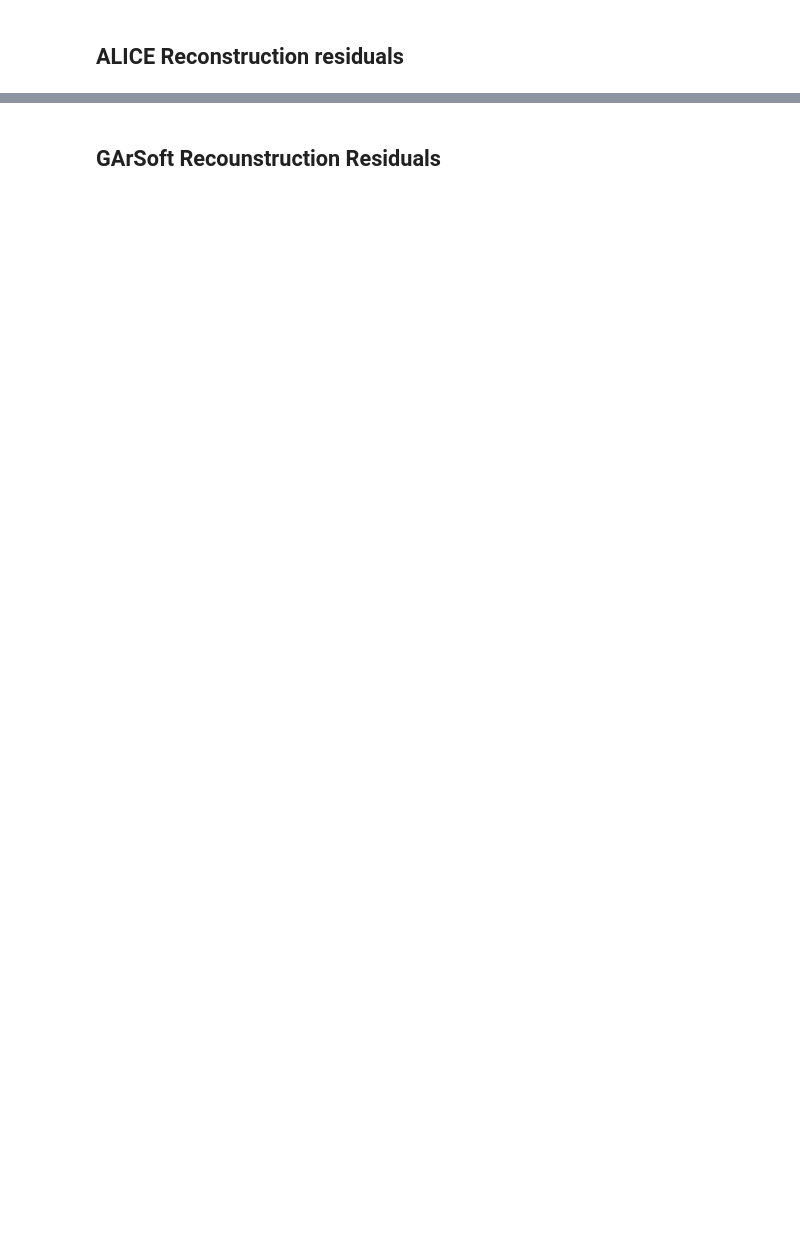
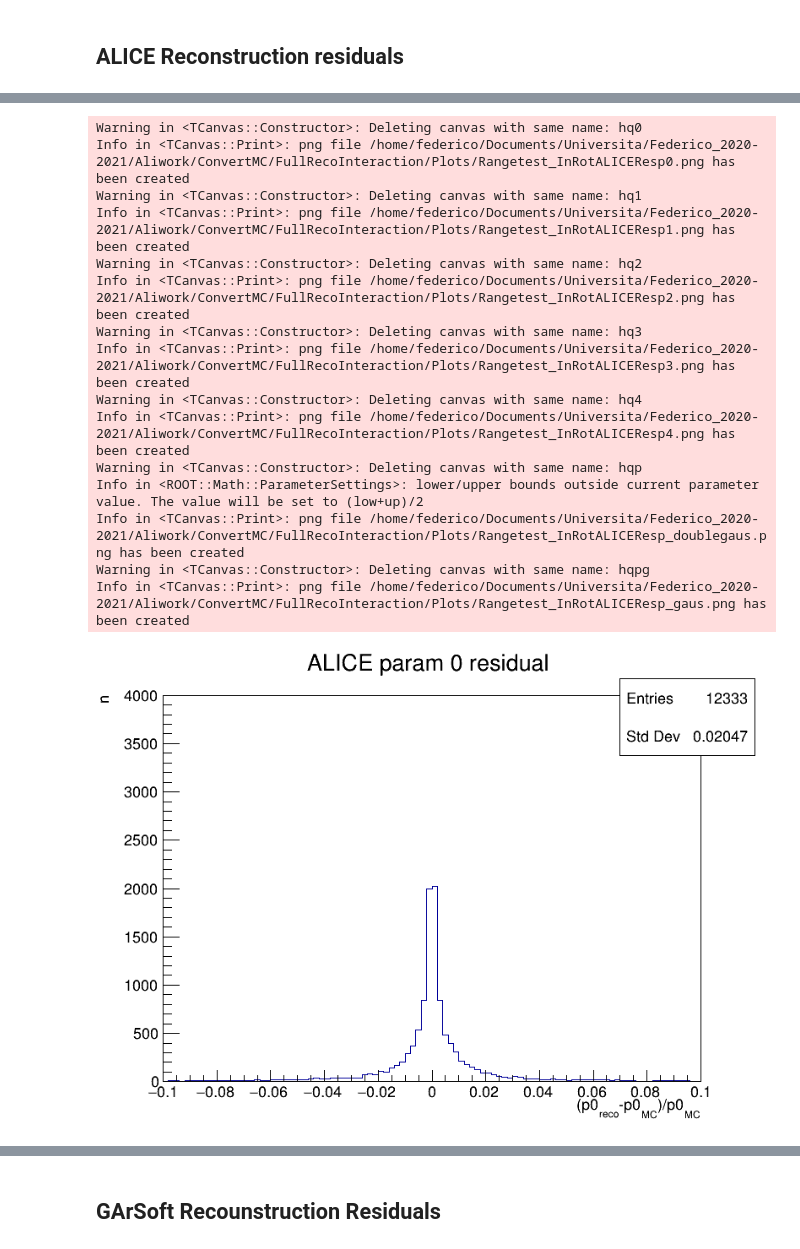
Before and after one commit to Trenchcoat95/ConvertMC, a Jupyter notebook: CheckResiduals.ipynb, the cells around one changed output, grey strips where cells are left out. Saved outputs shown, nothing was run; the diff lists cells and outputs as text; code cells hidden in the pictures; blank space fills up the shorter version.

```diff
--- a/CheckResiduals.ipynb
+++ b/CheckResiduals.ipynb
@@ -15,7 +32,7 @@ from fastSimulation import *
 # Reading the files
 # %%
 folder="/home/federico/Documents/Universita/Federico_2020-2021/Aliwork/ConvertMC/"
-Recotype = "FullReco"
+Recotype = "FullRecoInteraction"
 ParamType = "InRot"
 Particletype = "_muon"
 ParamStType = ""
@@ -77,7 +103,7 @@ hq4.SaveAs(folder+Recotype+"/Plots/"+sample+ParamType+"ALICEResp4.png")
 ROOT.gStyle.SetOptFit(kTRUE)
 ROOT.gStyle.SetOptStat(1010)
 hqp = ROOT.TCanvas("hqp","hqp",800,600)
-tree.Draw("(fParamMC[0].GetP()-fParam"+ParamType+"[0].GetP())/fParamMC[0].GetP()>>htempp(30,-0.3,0.3)","fParam"+ParamType+"[0].fC[14]!=0&&fParamMC[0].fP[4]!=0","E")
+tree.Draw("(fParamMC[0].GetP()-fParam"+ParamType+"[0].GetP())/fParamMC[0].GetP()>>htempp(30,-0.3,0.3)","fParam"+ParamType+"[0].fP[4]!=0&&fParamMC[0].fP[4]!=0","E")
 hp = ROOT.gPad.GetPrimitive("htempp")
 hp.SetLineWidth(2)
 hp.SetMarkerSize(0.9)
@@ -110,3 +136,4 @@ hp2.Fit("gaus")
 hp2.SetTitle("ALICE momentum p residual;(p_{reco}-p_{MC})/p_{MC};n")
 hqpg.Draw()
 hqpg.SaveAs(folder+Recotype+"/Plots/"+sample+ParamType+"ALICEResp_gaus.png")
+# %% [output]
@@ -112,0 +157,16 @@ hqpg.SaveAs(folder+Recotype+"/Plots/"+sample+ParamType+"ALICEResp_gaus.png")
+Warning in <TCanvas::Constructor>: Deleting canvas with same name: hq0
+Info in <TCanvas::Print>: png file /home/federico/Documents/Universita/Federico_2020-2021/Aliwork/ConvertMC/FullRecoInteraction/Plots/Rangetest_InRotALICEResp0.png has been created
+Warning in <TCanvas::Constructor>: Deleting canvas with same name: hq1
+Info in <TCanvas::Print>: png file /home/federico/Documents/Universita/Federico_2020-2021/Aliwork/ConvertMC/FullRecoInteraction/Plots/Rangetest_InRotALICEResp1.png has been created
+Warning in <TCanvas::Constructor>: Deleting canvas with same name: hq2
+Info in <TCanvas::Print>: png file /home/federico/Documents/Universita/Federico_2020-2021/Aliwork/ConvertMC/FullRecoInteraction/Plots/Rangetest_InRotALICEResp2.png has been created
+Warning in <TCanvas::Constructor>: Deleting canvas with same name: hq3
+Info in <TCanvas::Print>: png file /home/federico/Documents/Universita/Federico_2020-2021/Aliwork/ConvertMC/FullRecoInteraction/Plots/Rangetest_InRotALICEResp3.png has been created
+Warning in <TCanvas::Constructor>: Deleting canvas with same name: hq4
+Info in <TCanvas::Print>: png file /home/federico/Documents/Universita/Federico_2020-2021/Aliwork/ConvertMC/FullRecoInteraction/Plots/Rangetest_InRotALICEResp4.png has been created
+Warning in <TCanvas::Constructor>: Deleting canvas with same name: hqp
+Info in <ROOT::Math::ParameterSettings>: lower/upper bounds outside current parameter value. The value will be set to (low+up)/2
+Info in <TCanvas::Print>: png file /home/federico/Documents/Universita/Federico_2020-2021/Aliwork/ConvertMC/FullRecoInteraction/Plots/Rangetest_InRotALICEResp_doublegaus.png has been created
+Warning in <TCanvas::Constructor>: Deleting canvas with same name: hqpg
+Info in <TCanvas::Print>: png file /home/federico/Documents/Universita/Federico_2020-2021/Aliwork/ConvertMC/FullRecoInteraction/Plots/Rangetest_InRotALICEResp_gaus.png has been created
+[figure, added]
```
Also changed, not shown: parts of 26 cells of this notebook, 7 other files.
